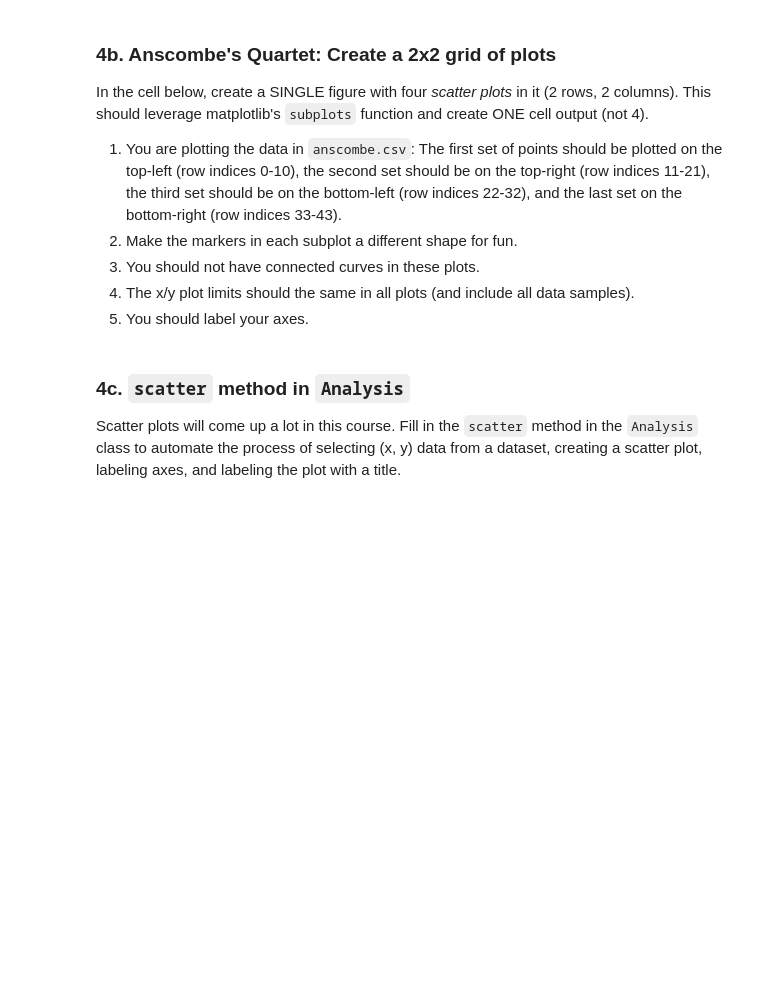
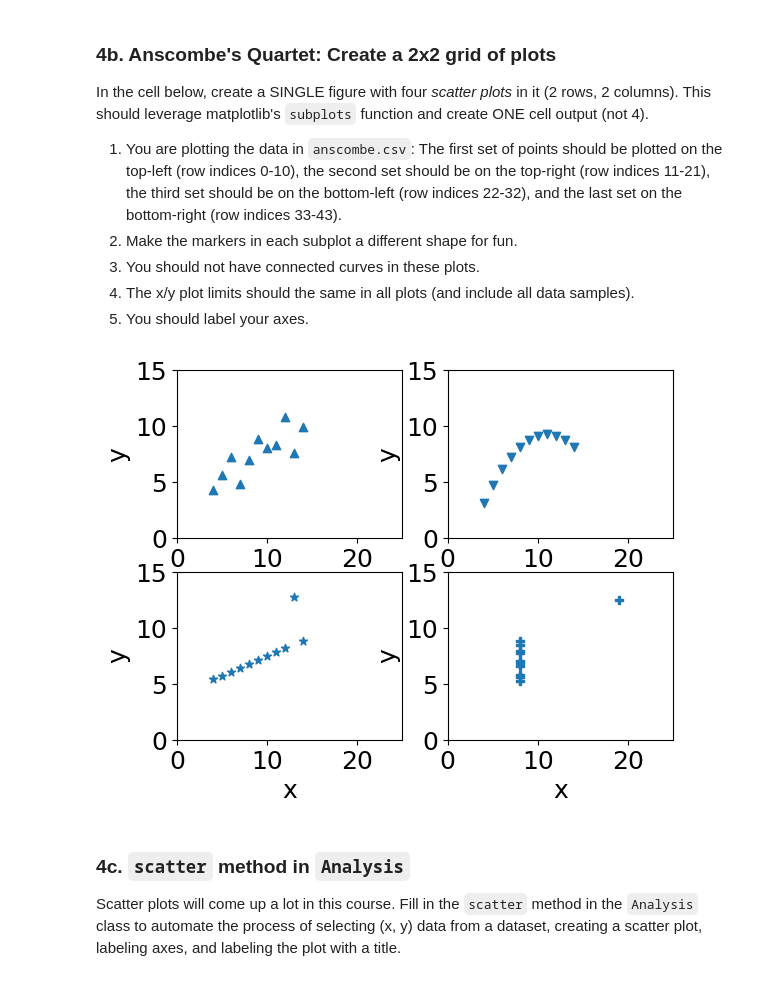
Before and after one commit to francisohara24/CS251, a Jupyter notebook: Week 1 & 2/Project1/analysis.ipynb, the cells around one changed output. Drawn from its saved outputs; the diff is of its cells as text; code cells hidden in the pictures; blank space fills up the shorter version.

```diff
--- a/Week 1 & 2/Project1/analysis.ipynb
+++ b/Week 1 & 2/Project1/analysis.ipynb
@@ -274,6 +419,39 @@ In the cell below, create a SINGLE figure with four *scatter plots* in it (2 row
 3. You should not have connected curves in these plots.
 4. The x/y plot limits should the same in all plots (and include all data samples).
 5. You should label your axes.
+# %%
+data = Data("./data/anscombe.csv")
+
+fig, axs = plt.subplots(nrows=2, ncols=2)
+
+axs[0,0].scatter(data.select_data("x", rows=[i for i in range(11)]), data.select_data("y", rows=[i for i in range(11)]), marker="^")
+axs[0,0].set_xlabel("x")
+axs[0,0].set_ylabel("y")
+axs[0,0].set_xlim(0, 25)
+axs[0,0].set_ylim(0, 15)
+
+
+axs[0,1].scatter(data.select_data("x", rows=[i for i in range(11, 22)]), data.select_data("y", rows=[i for i in range(11, 22)]), marker="v")
+axs[0,1].set_xlabel("x")
+axs[0,1].set_ylabel("y")
+axs[0,1].set_xlim(0, 25)
+axs[0,1].set_ylim(0, 15)
+
+axs[1,0].scatter(data.select_data("x", rows=[i for i in range(22, 33)]), data.select_data("y", rows=[i for i in range(22, 33)]), marker="*")
+axs[1,0].set_xlabel("x")
+axs[1,0].set_ylabel("y")
+axs[1,0].set_xlim(0, 25)
+axs[1,0].set_ylim(0, 15)
+
+axs[1,1].scatter(data.select_data("x", rows=[i for i in range(33, 44)]), data.select_data("y", rows=[i for i in range(33, 44)]), marker="P")
+axs[1,1].set_xlabel("x")
+axs[1,1].set_ylabel("y")
+axs[1,1].set_xlim(0, 25)
+axs[1,1].set_ylim(0, 15)
+
+plt.show()
+# %% [output]
+[figure, added]
 # %% [markdown]
 ### 4c. `scatter` method in `Analysis`
 
```
Also changed, not shown: parts of 21 cells of this notebook, 5 other files.
